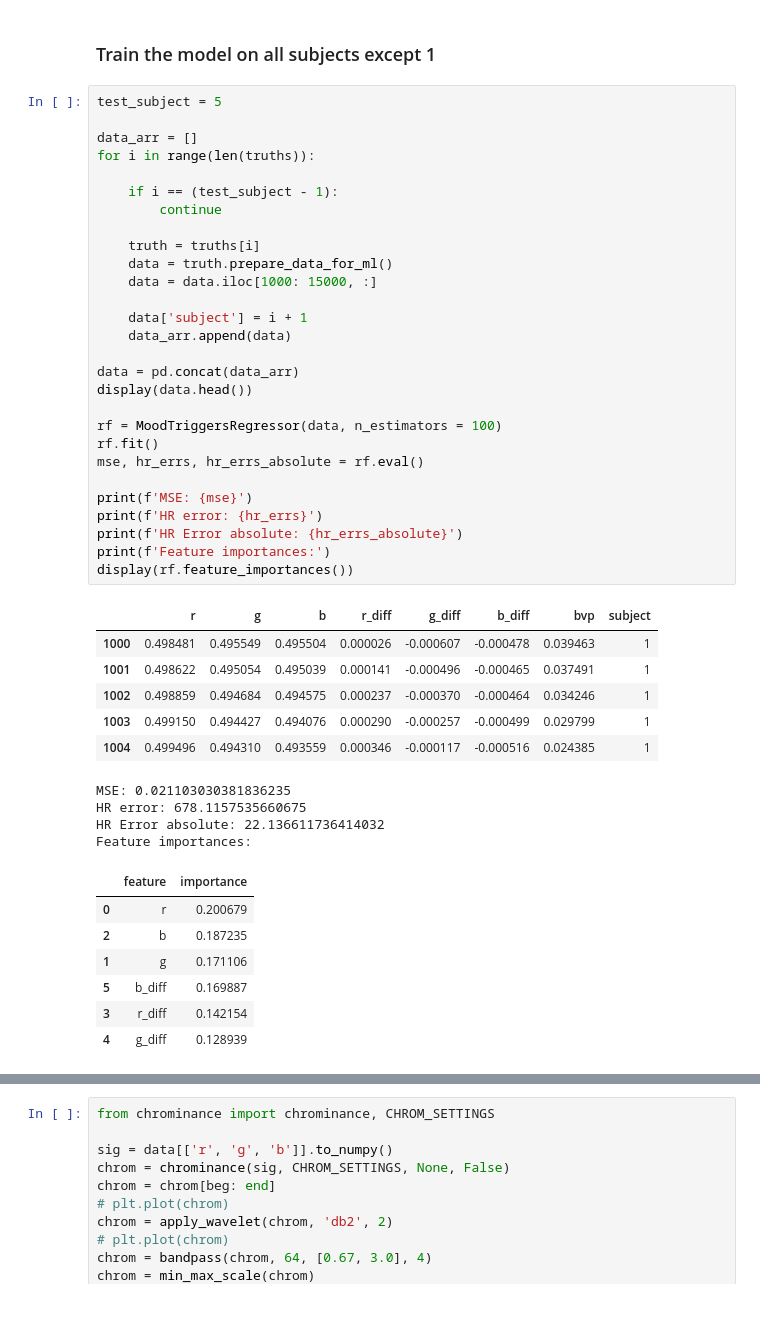
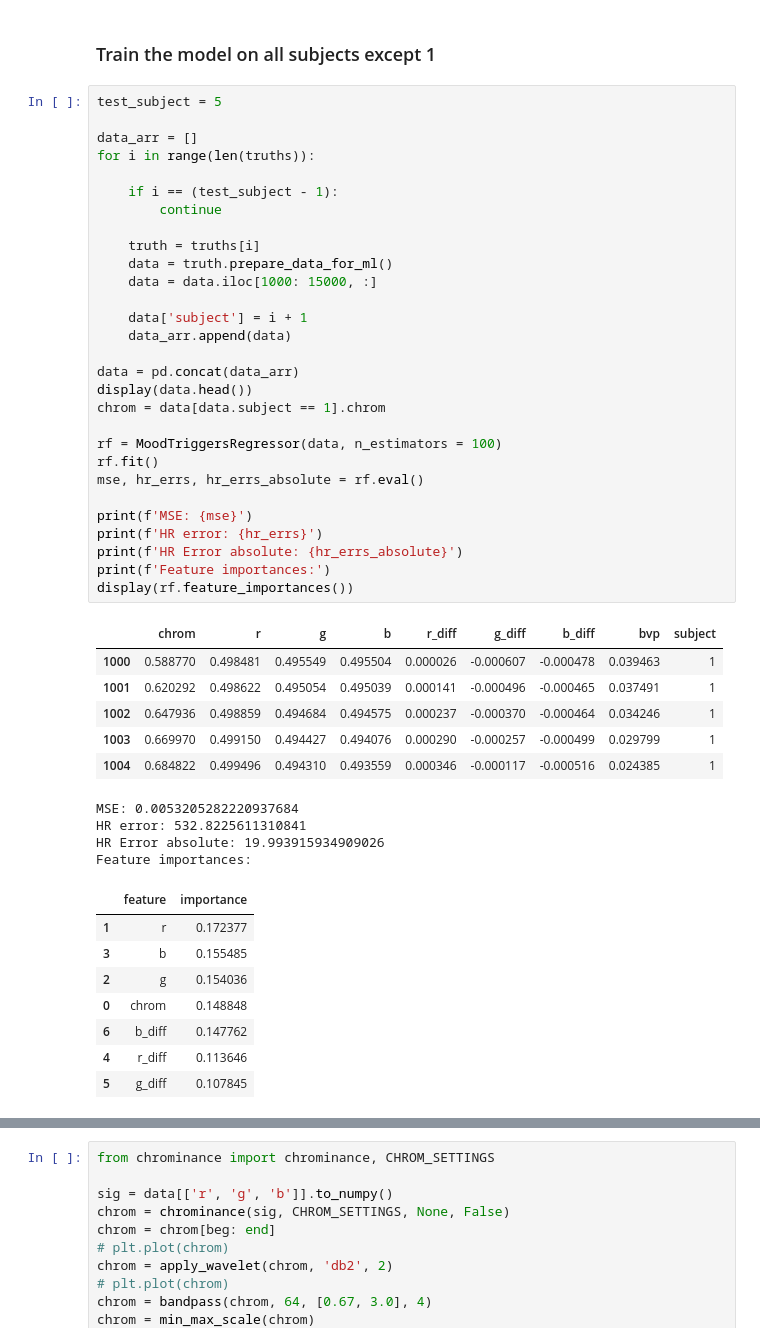
Before and after one commit to arnavpon/pydroid, a Jupyter notebook: example/android/app/src/main/python/pipeline-dev/pipeline-v1/ml.v4.ipynb, the cells around one changed output, grey strips where cells are left out. Cells and saved outputs as stored; diff of their text form; blank space fills up the shorter version.

Commit message:
added chrominance as a feature

```diff
--- a/example/android/app/src/main/python/pipeline-dev/pipeline-v1/ml.v4.ipynb
+++ b/example/android/app/src/main/python/pipeline-dev/pipeline-v1/ml.v4.ipynb
@@ -226,49 +226,51 @@ class MoodTriggersRegressor(RandomForestRegressor):
 # %%
 test_subject = 5
 
 data_arr = []
 for i in range(len(truths)):
 
     if i == (test_subject - 1):
         continue
 
     truth = truths[i]
     data = truth.prepare_data_for_ml()
     data = data.iloc[1000: 15000, :]
 
     data['subject'] = i + 1
     data_arr.append(data)
 
 data = pd.concat(data_arr)
 display(data.head())
+chrom = data[data.subject == 1].chrom
 
 rf = MoodTriggersRegressor(data, n_estimators = 100)
 rf.fit()
 mse, hr_errs, hr_errs_absolute = rf.eval()
 
 print(f'MSE: {mse}')
 print(f'HR error: {hr_errs}')
 print(f'HR Error absolute: {hr_errs_absolute}')
 print(f'Feature importances:')
 display(rf.feature_importances())
 # %% [output]
-|  | r | g | b | r_diff | g_diff | b_diff | bvp | subject |
-| 1000 | 0.498481 | 0.495549 | 0.495504 | 0.000026 | -0.000607 | -0.000478 | 0.039463 | 1 |
-| 1001 | 0.498622 | 0.495054 | 0.495039 | 0.000141 | -0.000496 | -0.000465 | 0.037491 | 1 |
-| 1002 | 0.498859 | 0.494684 | 0.494575 | 0.000237 | -0.000370 | -0.000464 | 0.034246 | 1 |
-| 1003 | 0.499150 | 0.494427 | 0.494076 | 0.000290 | -0.000257 | -0.000499 | 0.029799 | 1 |
-| 1004 | 0.499496 | 0.494310 | 0.493559 | 0.000346 | -0.000117 | -0.000516 | 0.024385 | 1 |
+|  | chrom | r | g | b | r_diff | g_diff | b_diff | bvp | subject |
+| 1000 | 0.588770 | 0.498481 | 0.495549 | 0.495504 | 0.000026 | -0.000607 | -0.000478 | 0.039463 | 1 |
+| 1001 | 0.620292 | 0.498622 | 0.495054 | 0.495039 | 0.000141 | -0.000496 | -0.000465 | 0.037491 | 1 |
+| 1002 | 0.647936 | 0.498859 | 0.494684 | 0.494575 | 0.000237 | -0.000370 | -0.000464 | 0.034246 | 1 |
+| 1003 | 0.669970 | 0.499150 | 0.494427 | 0.494076 | 0.000290 | -0.000257 | -0.000499 | 0.029799 | 1 |
+| 1004 | 0.684822 | 0.499496 | 0.494310 | 0.493559 | 0.000346 | -0.000117 | -0.000516 | 0.024385 | 1 |
-MSE: 0.021103030381836235
-HR error: 678.1157535660675
-HR Error absolute: 22.136611736414032
+MSE: 0.0053205282220937684
+HR error: 532.8225611310841
+HR Error absolute: 19.993915934909026
 Feature importances:
 |  | feature | importance |
-| 0 | r | 0.200679 |
-| 2 | b | 0.187235 |
-| 1 | g | 0.171106 |
-| 5 | b_diff | 0.169887 |
-| 3 | r_diff | 0.142154 |
-| 4 | g_diff | 0.128939 |
+| 1 | r | 0.172377 |
+| 3 | b | 0.155485 |
+| 2 | g | 0.154036 |
+| 0 | chrom | 0.148848 |
+| 6 | b_diff | 0.147762 |
+| 4 | r_diff | 0.113646 |
+| 5 | g_diff | 0.107845 |
 # %%
 rec = {
     'w/o wave': (0.014966182095387174, 696.1679901518303),
```
Also changed, not shown: parts of 3 cells of this notebook, 1 other file.
